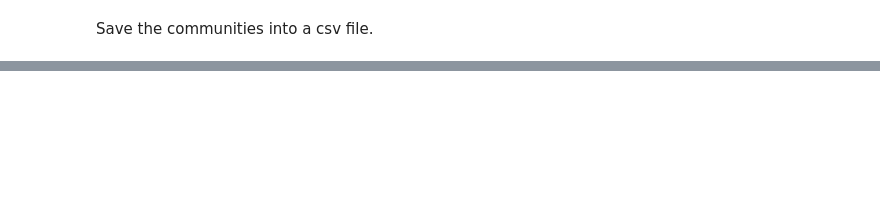
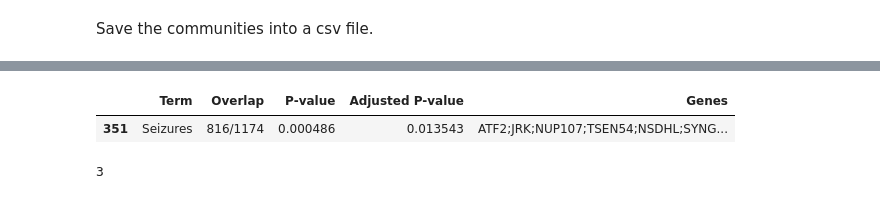
Before and after one commit to nikodallanoce/ComputationalHealthLaboratory, a Jupyter notebook: 2_Community_Analysis.ipynb, the cells around one changed output, grey strips where cells are left out. Drawn from its saved outputs; the diff is of its cells as text; code cells hidden in the pictures; blank space fills up the shorter version.

```diff
--- a/2_Community_Analysis.ipynb
+++ b/2_Community_Analysis.ipynb
@@ -298,0 +310,9 @@ disease_rank[disease_rank['Disease'].isin(son_diseases)]
+# %%
+df_diseases[df_diseases['Term']=='Seizures']
+# %% [output]
+|  | Term | Overlap | P-value | Adjusted P-value | Genes |
+| 351 | Seizures | 816/1174 | 0.000486 | 0.013543 | ATF2;JRK;NUP107;TSEN54;NSDHL;SYNG... |
+# %%
+look_for_gene_community("SON", communities)
+# %% [output]
+3
```
Also changed, not shown: parts of 9 cells of this notebook, 2 other files.
